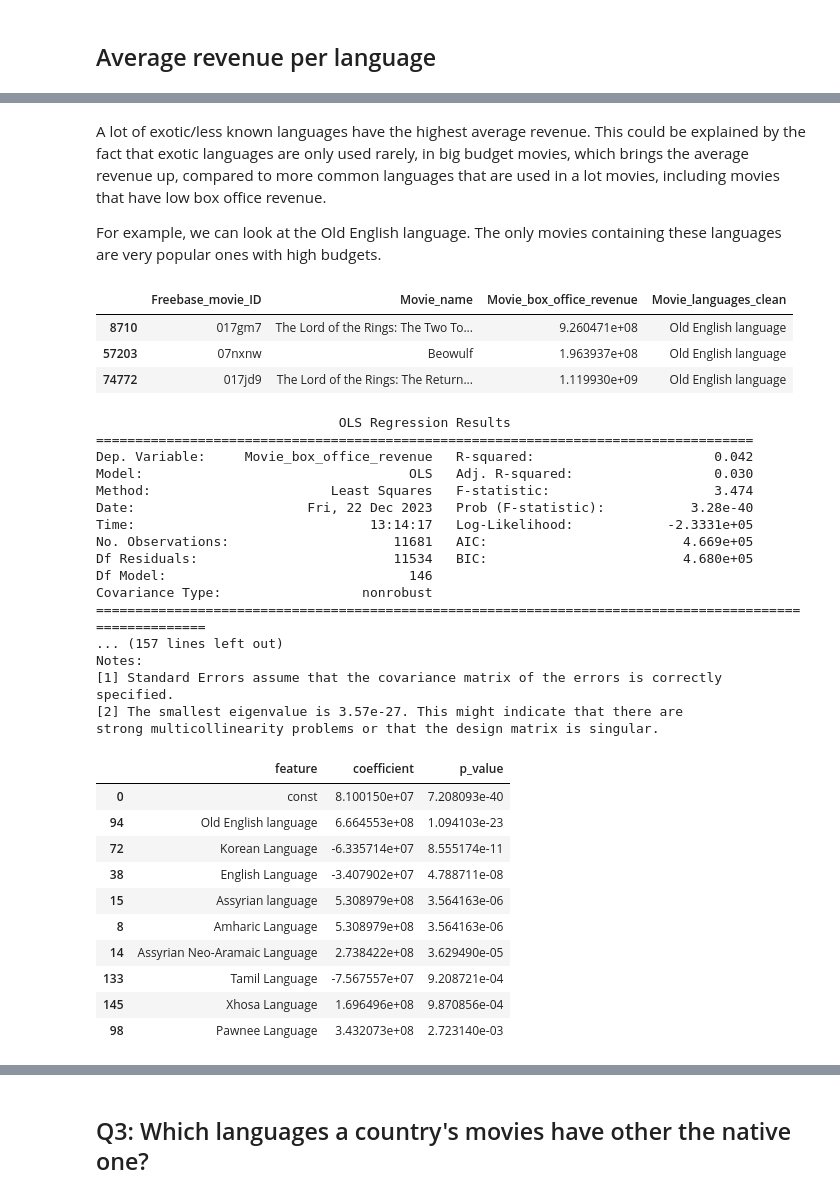
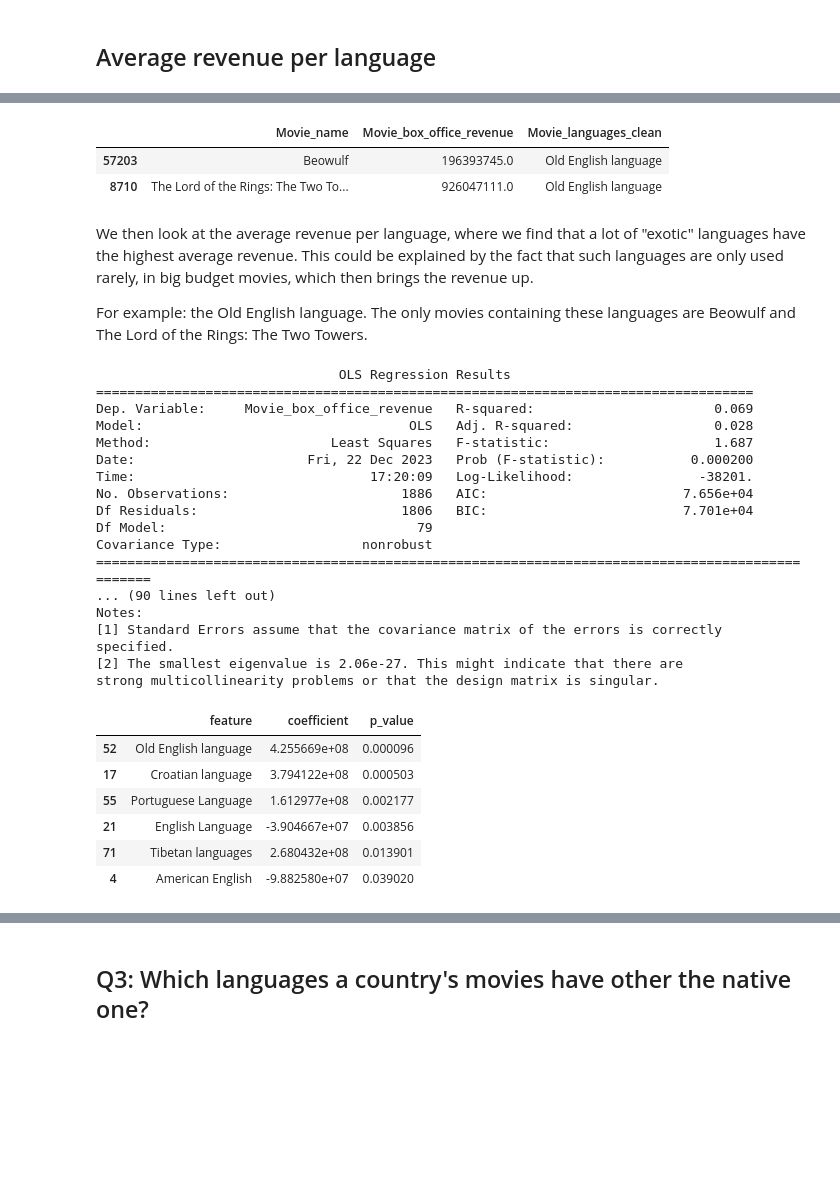
Before and after one commit to epfl-ada/ada-2023-project-pandalysts, a Jupyter notebook: P2.ipynb, the cells around one changed output, grey strips where cells are left out. Drawn from its saved outputs; the diff is of its cells as text; code cells hidden in the pictures; blank space fills up the shorter version.

```diff
--- a/P2.ipynb
+++ b/P2.ipynb
@@ -435,3 +488,6 @@ We observe a a positive coefficient for the language count in the linear regress
+# %%
+merged_df = matched_data.copy(deep=True)
+merged_df['Movie_languages_clean'] = merged_df['Movie_languages'].apply(ast.literal_eval).apply(lambda x: list(x.values()))
 # %% [markdown]
 ### Total revenue per language
 # %%
@@ -534,14 +571,12 @@ plt.show()
+# %%
+# Movies that used Old English
+test = df_language.explode('Movie_languages_clean')
+display(test.loc[test['Movie_languages_clean'] == 'Old English language'].iloc[:, 1:])
+# %% [output]
+|  | Movie_name | Movie_box_office_revenue | Movie_languages_clean |
+| 57203 | Beowulf | 196393745.0 | Old English language |
+| 8710 | The Lord of the Rings: The Two To... | 926047111.0 | Old English language |
 # %% [markdown]
-A lot of exotic/less known languages have the highest average revenue.
-This could be explained by the fact that exotic languages are only used rarely, in big budget movies, which brings the average revenue up, compared to more common languages that are used in a lot movies, including movies that have low box office revenue.
+We then look at the average revenue per language, where we find that a lot of "exotic" languages have the highest average revenue. This could be explained by the fact that such languages are only used rarely, in big budget movies, which then brings the revenue up.
 
-For example, we can look at the Old English language. The only movies containing these languages are very popular ones with high budgets.
+For example: the Old English language. The only movies containing these languages are Beowulf and The Lord of the Rings: The Two Towers.
-# %%
-# Movies that used Old English
-test = df_language.explode('Movie_languages_clean')
-display(test.loc[test['Movie_languages_clean'] == 'Old English language'])
-# %% [output]
-|  | Freebase_movie_ID | Movie_name | Movie_box_office_revenue | Movie_languages_clean |
-| 8710 | 017gm7 | The Lord of the Rings: The Two To... | 9.260471e+08 | Old English language |
-| 57203 | 07nxnw | Beowulf | 1.963937e+08 | Old English language |
-| 74772 | 017jd9 | The Lord of the Rings: The Return... | 1.119930e+09 | Old English language |
@@ -548,6 +585,4 @@ display(test.loc[test['Movie_languages_clean'] == 'Old English language'])
 # %%
-import statsmodels.api as sm
-
 df_reg = merged_df[['Movie_name', 'Movie_box_office_revenue', 'Movie_languages_clean']]
 
 # Remove nans
@@ -564,66 +599,61 @@ df_reg = pd.get_dummies(df_reg, columns=['Movie_languages_clean'], prefix='', pr
 
 
 # Perform linear regression
-X = df_reg.drop(['Movie_name', 'Movie_box_office_revenue'], axis=1)  # Features = all languages
+X = df_reg.drop(columns=['Movie_name', 'Movie_box_office_revenue'])  # Features = all languages
 y = df_reg['Movie_box_office_revenue']  # y = revenue
-
 
 # Add a constant to the features (required for statsmodels) since we're not using an explicit formula
 X = sm.add_constant(X)
 
 # Fit the OLS model
-model = sm.OLS(y, X.astype(float)).fit()
+model = sm.OLS(y, X).fit()
 
 print(model.summary())
 # %% [output]
                                OLS Regression Results
 ====================================================================================
-Dep. Variable:     Movie_box_office_revenue   R-squared:                       0.042
-Model:                                  OLS   Adj. R-squared:                  0.030
-Method:                       Least Squares   F-statistic:                     3.474
-Date:                      Fri, 22 Dec 2023   Prob (F-statistic):           3.28e-40
-Time:                              13:14:17   Log-Likelihood:            -2.3331e+05
-No. Observations:                     11681   AIC:                         4.669e+05
-Df Residuals:                         11534   BIC:                         4.680e+05
-Df Model:                               146
+Dep. Variable:     Movie_box_office_revenue   R-squared:                       0.069
+Model:                                  OLS   Adj. R-squared:                  0.028
+Method:                       Least Squares   F-statistic:                     1.687
+Date:                      Fri, 22 Dec 2023   Prob (F-statistic):           0.000200
+Time:                              17:20:09   Log-Likelihood:                -38201.
+No. Observations:                      1886   AIC:                         7.656e+04
+Df Residuals:                          1806   BIC:                         7.701e+04
+Df Model:                                79
 Covariance Type:                  nonrobust
-========================================================================================================
-... (157 lines left out)
+=================================================================================================
+... (90 lines left out)
 Notes:
 [1] Standard Errors assume that the covariance matrix of the errors is correctly specified.
-[2] The smallest eigenvalue is 3.57e-27. This might indicate that there are
+[2] The smallest eigenvalue is 2.06e-27. This might indicate that there are
 strong multicollinearity problems or that the design matrix is singular.
 # %%
 # Extracting coefficients, p-values, and feature names
 coefficients = model.params
 p_values = model.pvalues
 features = model.params.index
 
 # Creating a DataFrame
 regression_summary = pd.DataFrame({
     'feature': features,
     'coefficient': coefficients,
     'p_value': p_values
 }).reset_index(drop=True)
 
 
-# Select languages that have a high p-value from the logistic regression
+# Select languages that have a low p-value from the logistic regression
 high_sig = regression_summary.loc[regression_summary['p_value'] < 0.05]
 
-# Sort the DataFrame by p-value in ascending order and select the first 3 rows
-lowest_p_values = high_sig.sort_values('p_value').head(10)
+# Sort the DataFrame by p-value in ascending order and select the first 3 rows, exluding intercept
+lowest_p_values = high_sig.sort_values('p_value')[1:]
 
 # Display the result
 display(lowest_p_values)
 # %% [output]
 |  | feature | coefficient | p_value |
-| 0 | const | 8.100150e+07 | 7.208093e-40 |
-| 94 | Old English language | 6.664553e+08 | 1.094103e-23 |
-| 72 | Korean Language | -6.335714e+07 | 8.555174e-11 |
-| 38 | English Language | -3.407902e+07 | 4.788711e-08 |
-| 15 | Assyrian language | 5.308979e+08 | 3.564163e-06 |
-| 8 | Amharic Language | 5.308979e+08 | 3.564163e-06 |
-| 14 | Assyrian Neo-Aramaic Language | 2.738422e+08 | 3.629490e-05 |
-| 133 | Tamil Language | -7.567557e+07 | 9.208721e-04 |
-| 145 | Xhosa Language | 1.696496e+08 | 9.870856e-04 |
-| 98 | Pawnee Language | 3.432073e+08 | 2.723140e-03 |
+| 52 | Old English language | 4.255669e+08 | 0.000096 |
+| 17 | Croatian language | 3.794122e+08 | 0.000503 |
+| 55 | Portuguese Language | 1.612977e+08 | 0.002177 |
+| 21 | English Language | -3.904667e+07 | 0.003856 |
+| 71 | Tibetan languages | 2.680432e+08 | 0.013901 |
+| 4 | American English | -9.882580e+07 | 0.039020 |
```
Also changed, not shown: parts of 32 cells of this notebook.
